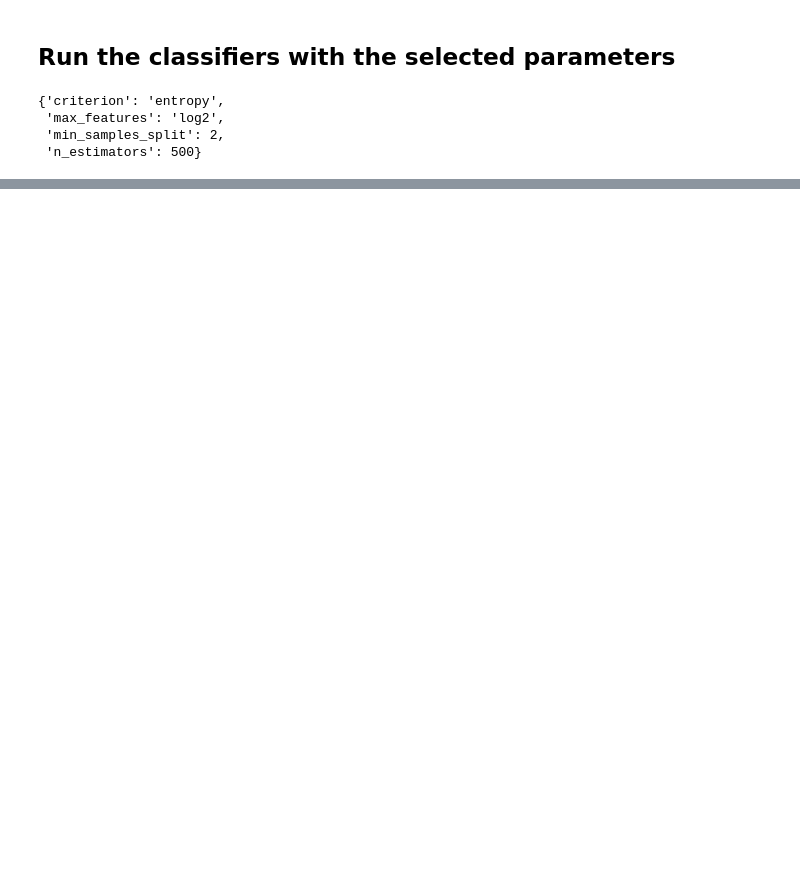
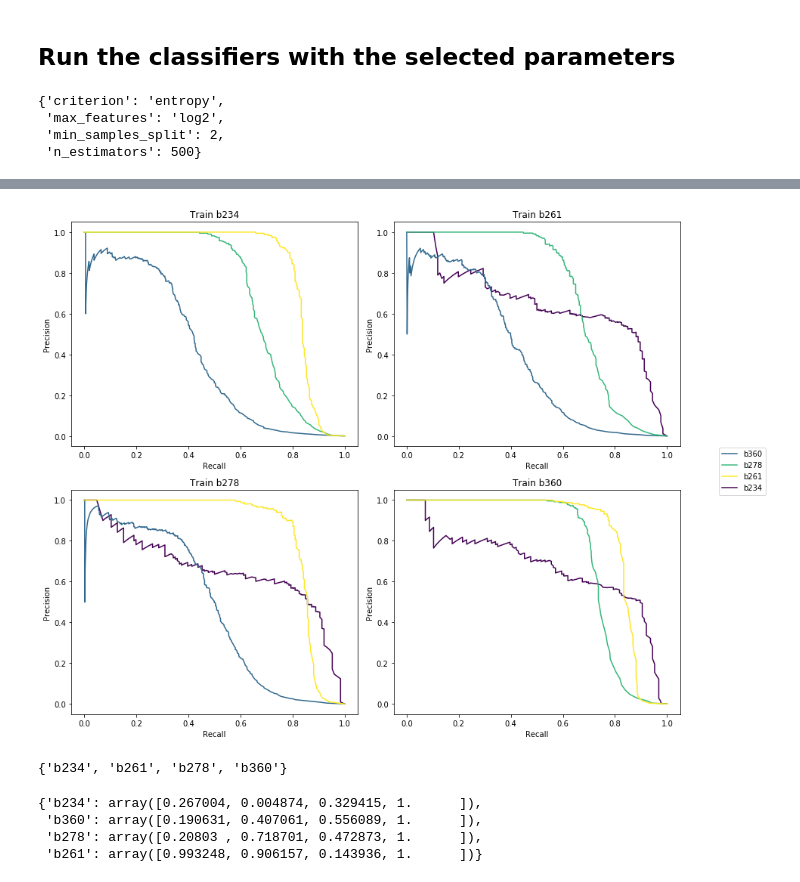
Before and after one commit to leliel12/How-far-can-we-can-go, a Jupyter notebook: 12_kfolds.ipynb, the cells around one changed output, grey strips where cells are left out. Drawn from its saved outputs; the diff is of its cells as text; code cells hidden in the pictures; blank space fills up the shorter version.

```diff
--- a/12_kfolds.ipynb
+++ b/12_kfolds.ipynb
@@ -231,3 +408,46 @@ fig.tight_layout()
+# %%
+colors = dict(zip(tiles, cmap(np.linspace(0, 1, 4))))
+labels = set()
+
+def plot_prec_roc_curve(ax, train_name, test_name, all_results):
+    color = colors[test_name]
+    for r in results:
+        if r.test_name == test_name and r.train_name == train_name:
+            label = test_name
+            if label not in labels:
+                labels.add(label)
+            else:
+                label = "__nolegend__"
+            ax.plot(r.prec_rec_curve[1], r.prec_rec_curve[0], label=label, color=color)
+            break
+    ax.set_title("Train {}".format(train_name))
+    ax.set_xlabel("Recall")
+    ax.set_ylabel("Precision")
+
+fig, axes = plt.subplots(2, 2, figsize=(18-6, 10))
+axes = it.chain(*axes)
+for train_name in sorted(tiles):
+    ax = next(axes)
+    for test_name in tiles:
+        if train_name == sorted(test_name):
+            continue
+        plot_prec_roc_curve(ax, train_name, test_name, results)
+
+fig.legend(loc=7, bbox_to_anchor=(1.12, 0.5))
+fig.tight_layout()
+# %% [output]
+[figure, added]
+# %%
+labels
+# %% [output]
+{'b234', 'b261', 'b278', 'b360'}
+# %%
+colors
+# %% [output]
+{'b234': array([0.267004, 0.004874, 0.329415, 1.      ]),
+ 'b360': array([0.190631, 0.407061, 0.556089, 1.      ]),
+ 'b278': array([0.20803 , 0.718701, 0.472873, 1.      ]),
+ 'b261': array([0.993248, 0.906157, 0.143936, 1.      ])}
 # %%
 import datetime
 datetime.datetime.now()
```
Also changed, not shown: parts of 12 cells of this notebook, 4 other files.
